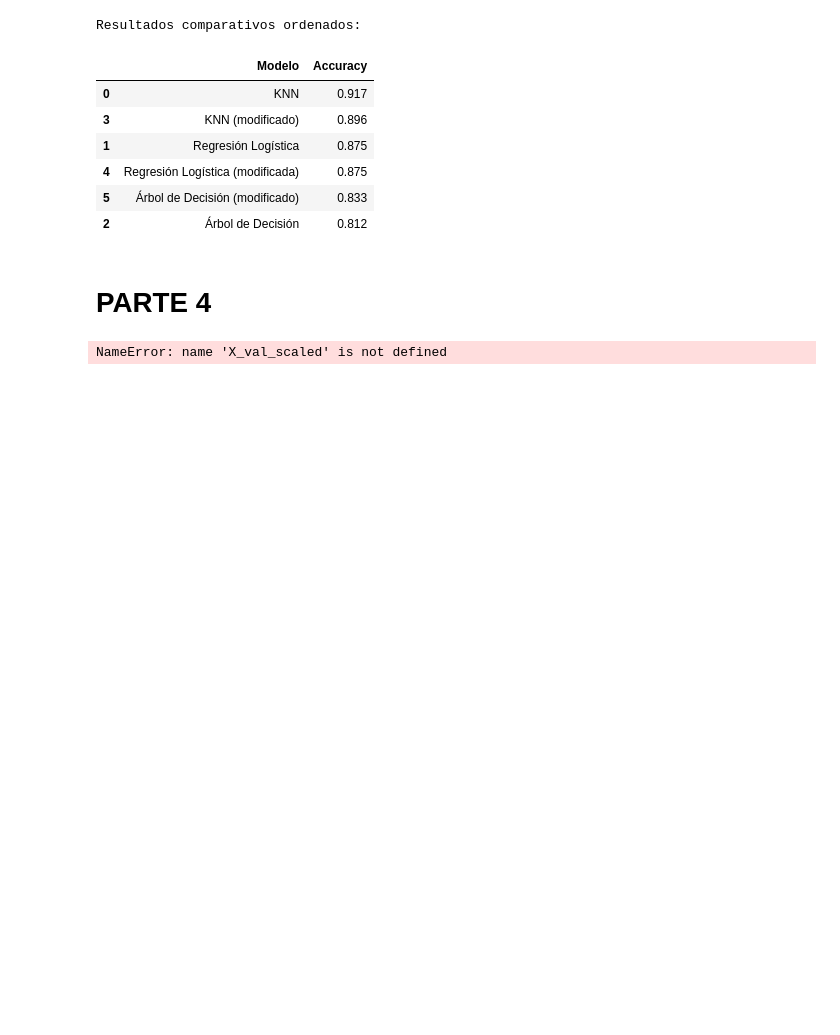
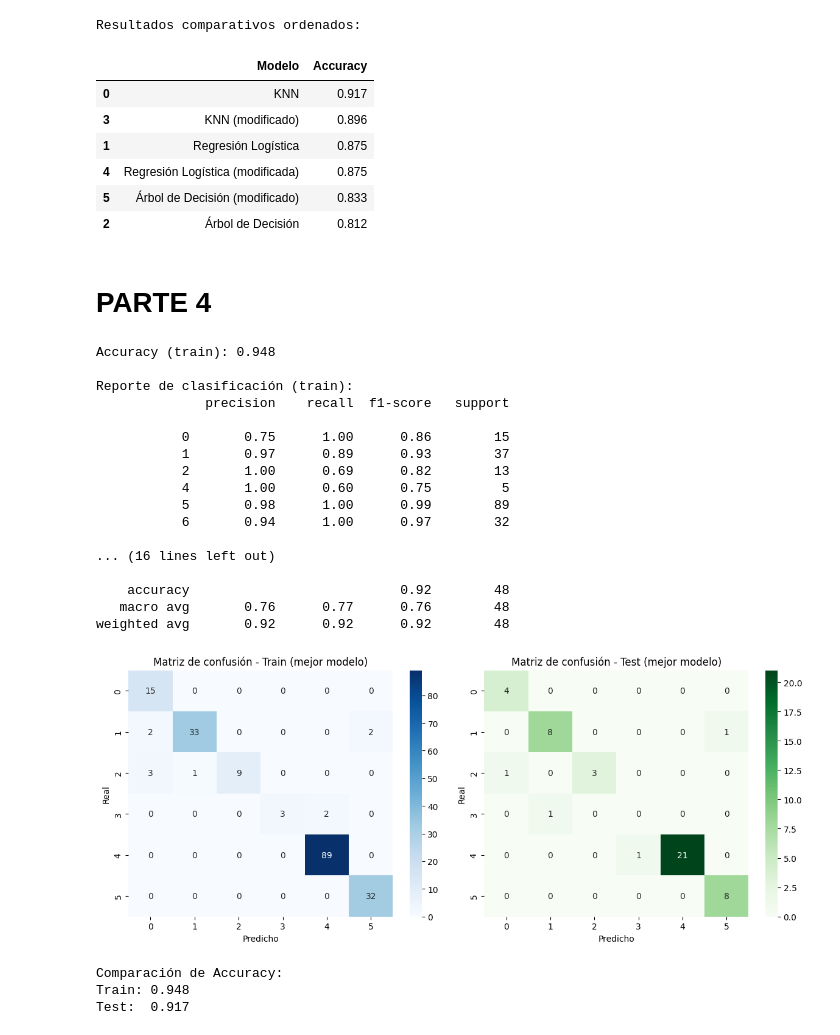
Before and after one commit to AnaMenoni/Practico-2-Analisis-de-Datos, a Jupyter notebook: practico 5/parte 1/estrellas.ipynb, the cells around one changed output. Saved outputs shown, nothing was run; the diff lists cells and outputs as text; code cells hidden in the pictures; blank space fills up the shorter version.

```diff
--- a/practico 5/parte 1/estrellas.ipynb
+++ b/practico 5/parte 1/estrellas.ipynb
@@ -562,47 +562,73 @@ Resultados comparativos ordenados:
 # %% [markdown]
 # PARTE 4
 # %%
+# Mejor modelo seleccionado: KNN original
 mejor_modelo = KNeighborsClassifier(
-    n_neighbors=7,
-    weights='distance',
-    metric='manhattan'
+    n_neighbors=5,
+    weights='uniform',
+    metric='minkowski'
 )
 
 mejor_modelo.fit(X_train_scaled, y_train)
 
-# Evaluar en conjunto de validación
-y_pred_val = mejor_modelo.predict(X_val_scaled)
-acc_val = accuracy_score(y_val, y_pred_val)
-print(f"\nAccuracy en validación: {acc_val:.3f}")
-print("\nReporte de clasificación (validación):")
-print(classification_report(y_val, y_pred_val, zero_division=0))
+# Train
+y_pred_train = mejor_modelo.predict(X_train_scaled)
+acc_train = accuracy_score(y_train, y_pred_train)
+print(f"\nAccuracy (train): {acc_train:.3f}")
+print("\nReporte de clasificación (train):")
+print(classification_report(y_train, y_pred_train, zero_division=0))
 
-# Evaluar en conjunto de prueba
+# Test
 y_pred_test = mejor_modelo.predict(X_test_scaled)
 acc_test = accuracy_score(y_test, y_pred_test)
-print(f"\nAccuracy en test: {acc_test:.3f}")
+print(f"\nAccuracy (test): {acc_test:.3f}")
 print("\nReporte de clasificación (test):")
 print(classification_report(y_test, y_pred_test, zero_division=0))
 
-# Mostrar matrices
-fig, axes = plt.subplots(1, 2, figsize=(12,5))
+# Matrices de confusión
+fig, axes = plt.subplots(1, 2, figsize=(12, 5))
 
-sns.heatmap(confusion_matrix(y_val, y_pred_val), annot=True, fmt='d', cmap='Blues', ax=axes[0])
-axes[0].set_title("Matriz de confusión: Validación")
+sns.heatmap(
+    confusion_matrix(y_train, y_pred_train),
+    annot=True, fmt='d', cmap='Blues', ax=axes[0]
+)
+axes[0].set_title("Matriz de confusión - Train (mejor modelo)")
 axes[0].set_xlabel("Predicho")
 axes[0].set_ylabel("Real")
 
-sns.heatmap(confusion_matrix(y_test, y_pred_test), annot=True, fmt='d', cmap='Greens', ax=axes[1])
-axes[1].set_title("Matriz de confusión: Test")
+sns.heatmap(
+    confusion_matrix(y_test, y_pred_test),
+    annot=True, fmt='d', cmap='Greens', ax=axes[1]
+)
+axes[1].set_title("Matriz de confusión - Test (mejor modelo)")
 axes[1].set_xlabel("Predicho")
 axes[1].set_ylabel("Real")
 
 plt.tight_layout()
 plt.show()
 
-# Comparación numérica
 print("\nComparación de Accuracy:")
-print(f"Validación: {acc_val:.3f}")
-print(f"Test:       {acc_test:.3f}")
+print(f"Train: {acc_train:.3f}")
+print(f"Test:  {acc_test:.3f}")
 # %% [output]
-NameError: name 'X_val_scaled' is not defined
+Accuracy (train): 0.948
+
+Reporte de clasificación (train):
+              precision    recall  f1-score   support
+
+           0       0.75      1.00      0.86        15
+           1       0.97      0.89      0.93        37
+           2       1.00      0.69      0.82        13
+           4       1.00      0.60      0.75         5
+           5       0.98      1.00      0.99        89
+           6       0.94      1.00      0.97        32
+
+... (16 lines left out)
+
+    accuracy                           0.92        48
+   macro avg       0.76      0.77      0.76        48
+weighted avg       0.92      0.92      0.92        48
+[figure, added]
+Comparación de Accuracy:
+Train: 0.948
+Test:  0.917
```
